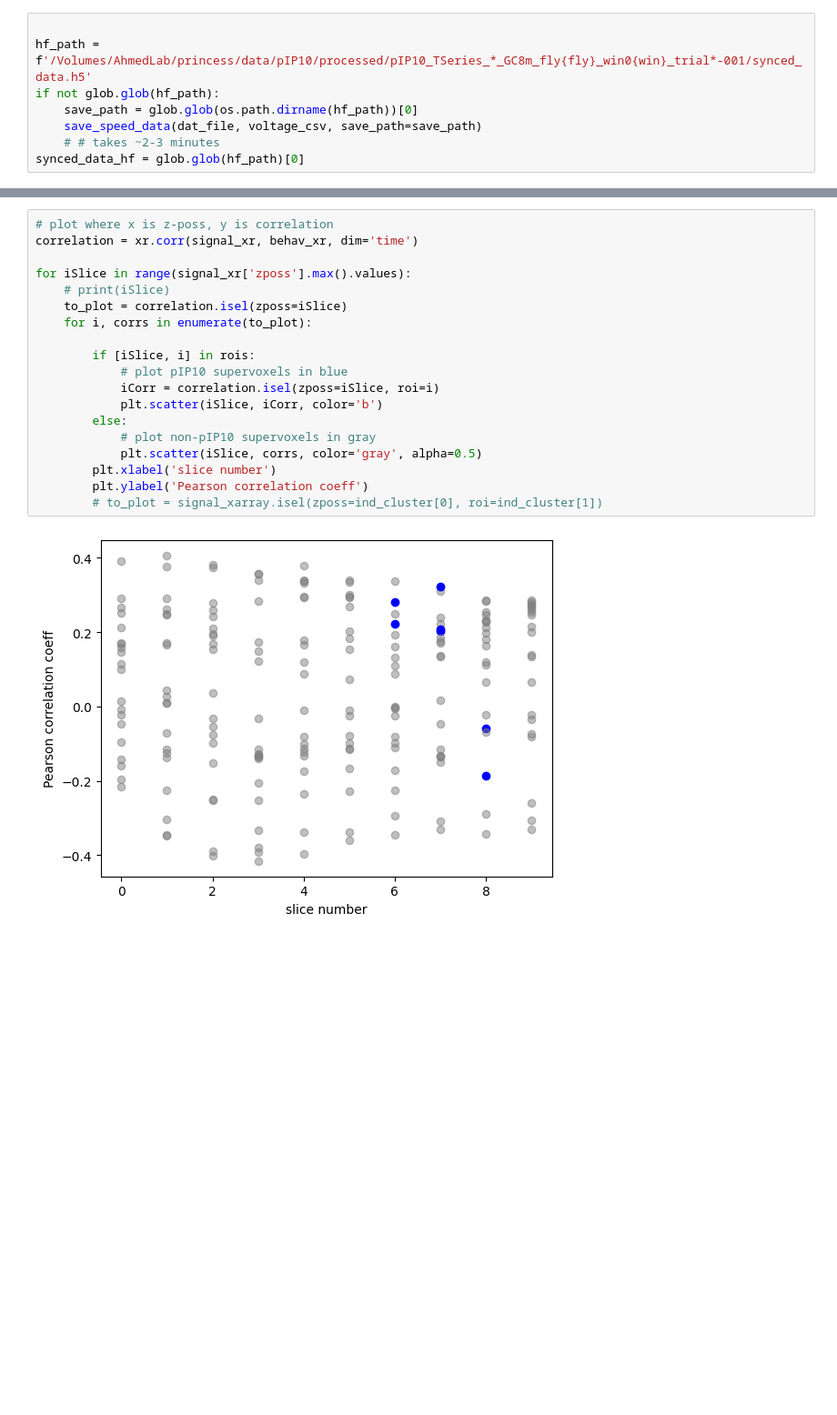
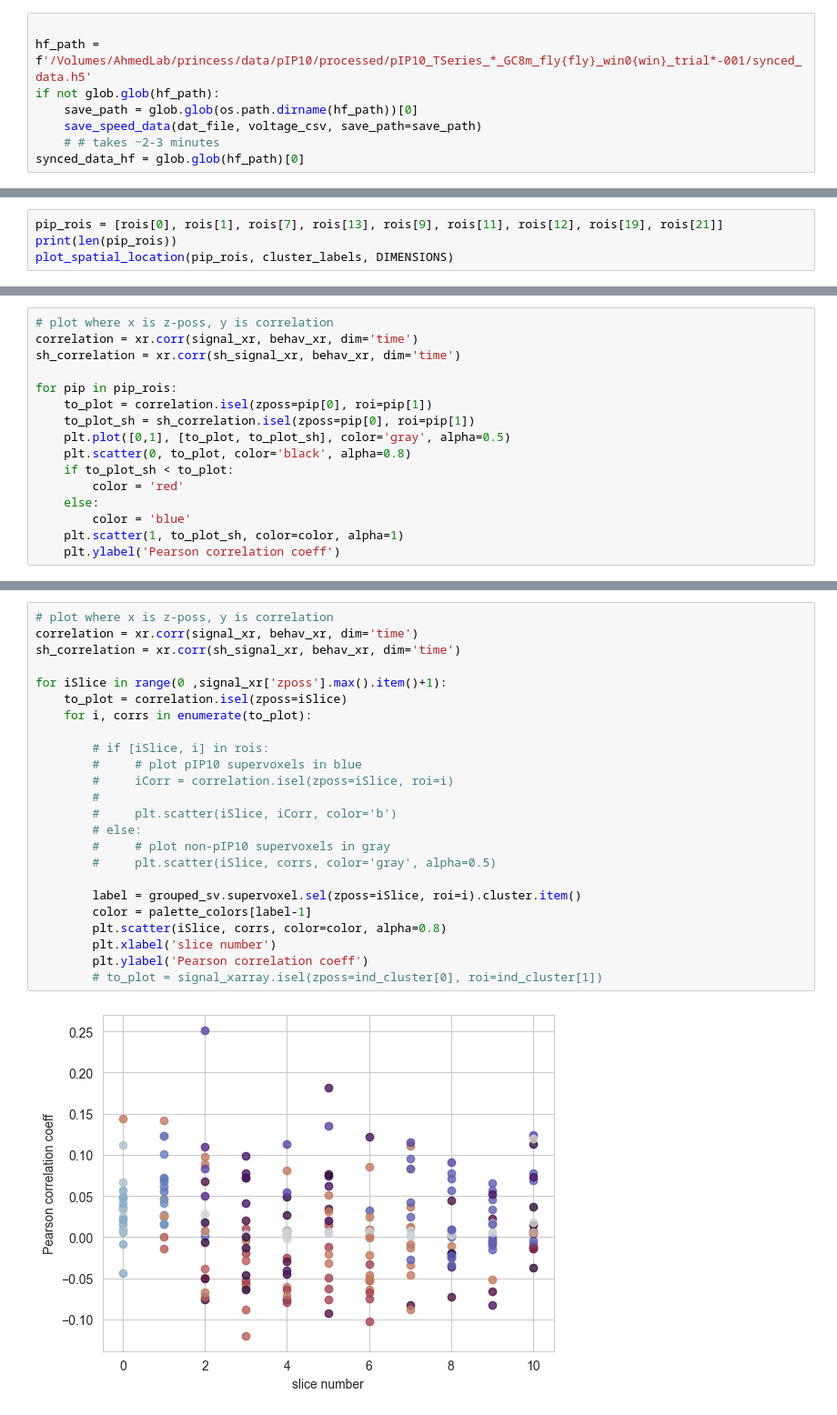
Before and after one commit to ptarabishi/maui_codebook, a Jupyter notebook: notebooks/2026_07_24_plotting_aligned_pIP10data.ipynb, the cells around one changed output, grey strips where cells are left out. Shown at 91% size. Saved outputs shown, nothing was run; the diff lists cells and outputs as text; blank space fills up the shorter version.

```diff
--- a/notebooks/2026_07_24_plotting_aligned_pIP10data.ipynb
+++ b/notebooks/2026_07_24_plotting_aligned_pIP10data.ipynb
@@ -156,0 +213,4 @@ CoordinateValidationError: conflicting sizes for dimension 'cluster': length 220
+# %%
+pip_rois = [rois[0], rois[1], rois[7], rois[13], rois[9], rois[11], rois[12], rois[19], rois[21]]
+print(len(pip_rois))
+plot_spatial_location(pip_rois, cluster_labels, DIMENSIONS)
@@ -156,0 +230,16 @@ CoordinateValidationError: conflicting sizes for dimension 'cluster': length 220
+# %%
+# plot where x is z-poss, y is correlation
+correlation = xr.corr(signal_xr, behav_xr, dim='time')
+sh_correlation = xr.corr(sh_signal_xr, behav_xr, dim='time')
+
+for pip in pip_rois:
+    to_plot = correlation.isel(zposs=pip[0], roi=pip[1])
+    to_plot_sh = sh_correlation.isel(zposs=pip[0], roi=pip[1])
+    plt.plot([0,1], [to_plot, to_plot_sh], color='gray', alpha=0.5)
+    plt.scatter(0, to_plot, color='black', alpha=0.8)
+    if to_plot_sh < to_plot:
+        color = 'red'
+    else:
+        color = 'blue'
+    plt.scatter(1, to_plot_sh, color=color, alpha=1)
+    plt.ylabel('Pearson correlation coeff')
@@ -157,21 +248,26 @@ CoordinateValidationError: conflicting sizes for dimension 'cluster': length 220
 # %%
 # plot where x is z-poss, y is correlation
 correlation = xr.corr(signal_xr, behav_xr, dim='time')
+sh_correlation = xr.corr(sh_signal_xr, behav_xr, dim='time')
 
-for iSlice in range(signal_xr['zposs'].max().values):
-    # print(iSlice)
+for iSlice in range(0 ,signal_xr['zposs'].max().item()+1):
     to_plot = correlation.isel(zposs=iSlice)
     for i, corrs in enumerate(to_plot):
 
-        if [iSlice, i] in rois:
-            # plot pIP10 supervoxels in blue
-            iCorr = correlation.isel(zposs=iSlice, roi=i)
-            plt.scatter(iSlice, iCorr, color='b')
-        else:
-            # plot non-pIP10 supervoxels in gray
-            plt.scatter(iSlice, corrs, color='gray', alpha=0.5)
+        # if [iSlice, i] in rois:
+        #     # plot pIP10 supervoxels in blue
+        #     iCorr = correlation.isel(zposs=iSlice, roi=i)
+        #
+        #     plt.scatter(iSlice, iCorr, color='b')
+        # else:
+        #     # plot non-pIP10 supervoxels in gray
+        #     plt.scatter(iSlice, corrs, color='gray', alpha=0.5)
+
+        label = grouped_sv.supervoxel.sel(zposs=iSlice, roi=i).cluster.item()
+        color = palette_colors[label-1]
+        plt.scatter(iSlice, corrs, color=color, alpha=0.8)
         plt.xlabel('slice number')
         plt.ylabel('Pearson correlation coeff')
         # to_plot = signal_xarray.isel(zposs=ind_cluster[0], roi=ind_cluster[1])
 # %% [output]
-[figure, old version]
+[figure, new version]
```
Also changed, not shown: parts of 25 cells of this notebook.
